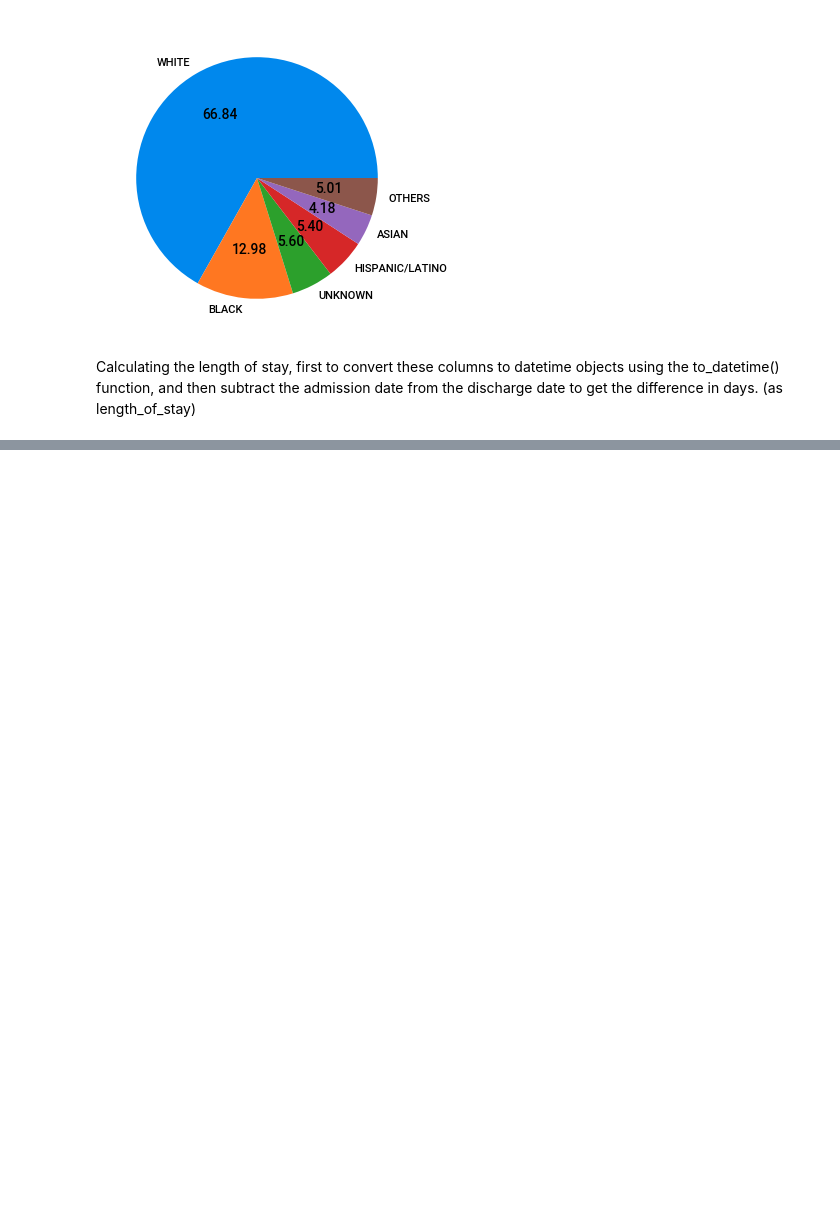
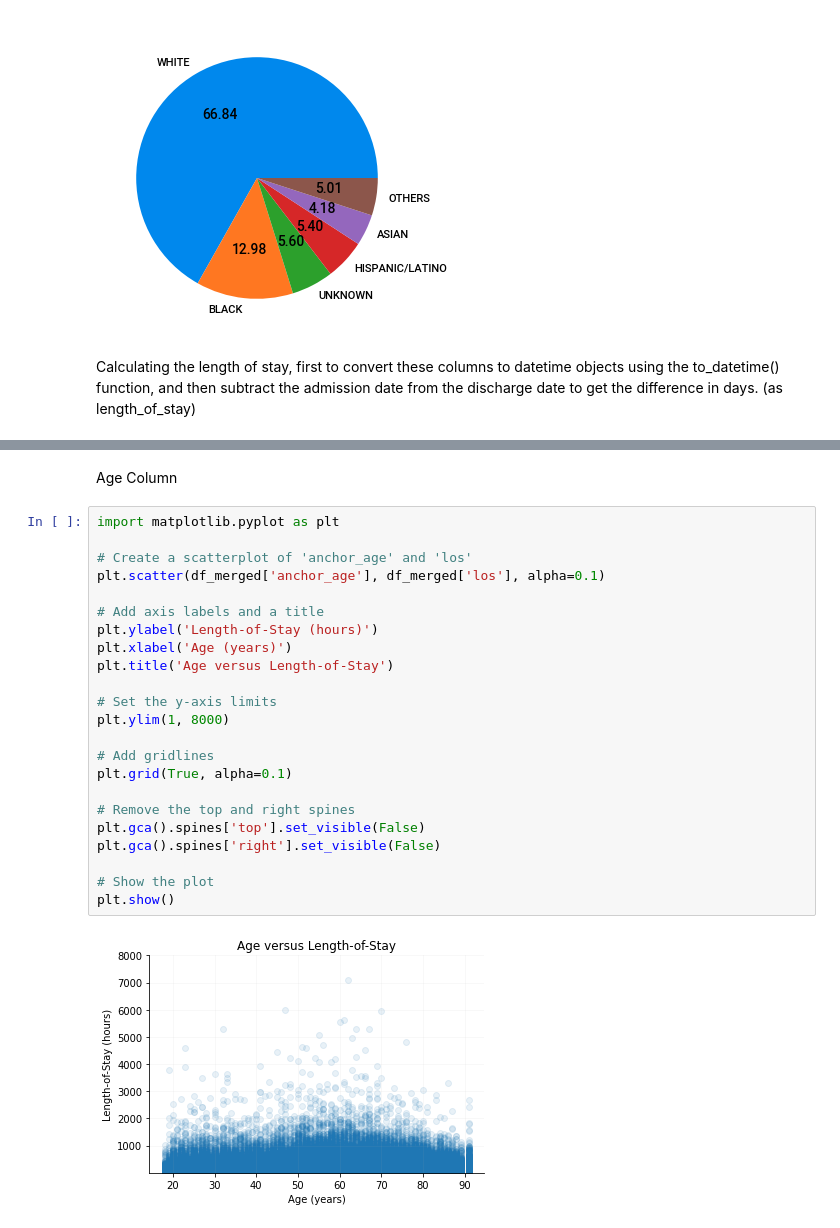
Before and after one commit to iupui-soic/pybootcamp, a Jupyter notebook: Shikhar_MIMICiv.ipynb, the cells around one changed output, grey strips where cells are left out. Cells and saved outputs as stored; diff of their text form; blank space fills up the shorter version.

```diff
--- a/Shikhar_MIMICiv.ipynb
+++ b/Shikhar_MIMICiv.ipynb
@@ -194,0 +278,27 @@ df_merged
+# %% [markdown]
+Age Column
+# %%
+import matplotlib.pyplot as plt
+
+# Create a scatterplot of 'anchor_age' and 'los'
+plt.scatter(df_merged['anchor_age'], df_merged['los'], alpha=0.1)
+
+# Add axis labels and a title
+plt.ylabel('Length-of-Stay (hours)')
+plt.xlabel('Age (years)')
+plt.title('Age versus Length-of-Stay')
+
+# Set the y-axis limits
+plt.ylim(1, 8000)
+
+# Add gridlines
+plt.grid(True, alpha=0.1)
+
+# Remove the top and right spines
+plt.gca().spines['top'].set_visible(False)
+plt.gca().spines['right'].set_visible(False)
+
+# Show the plot
+plt.show()
+# %% [output]
+[figure, added]
```
Also changed, not shown: parts of 28 cells of this notebook.
